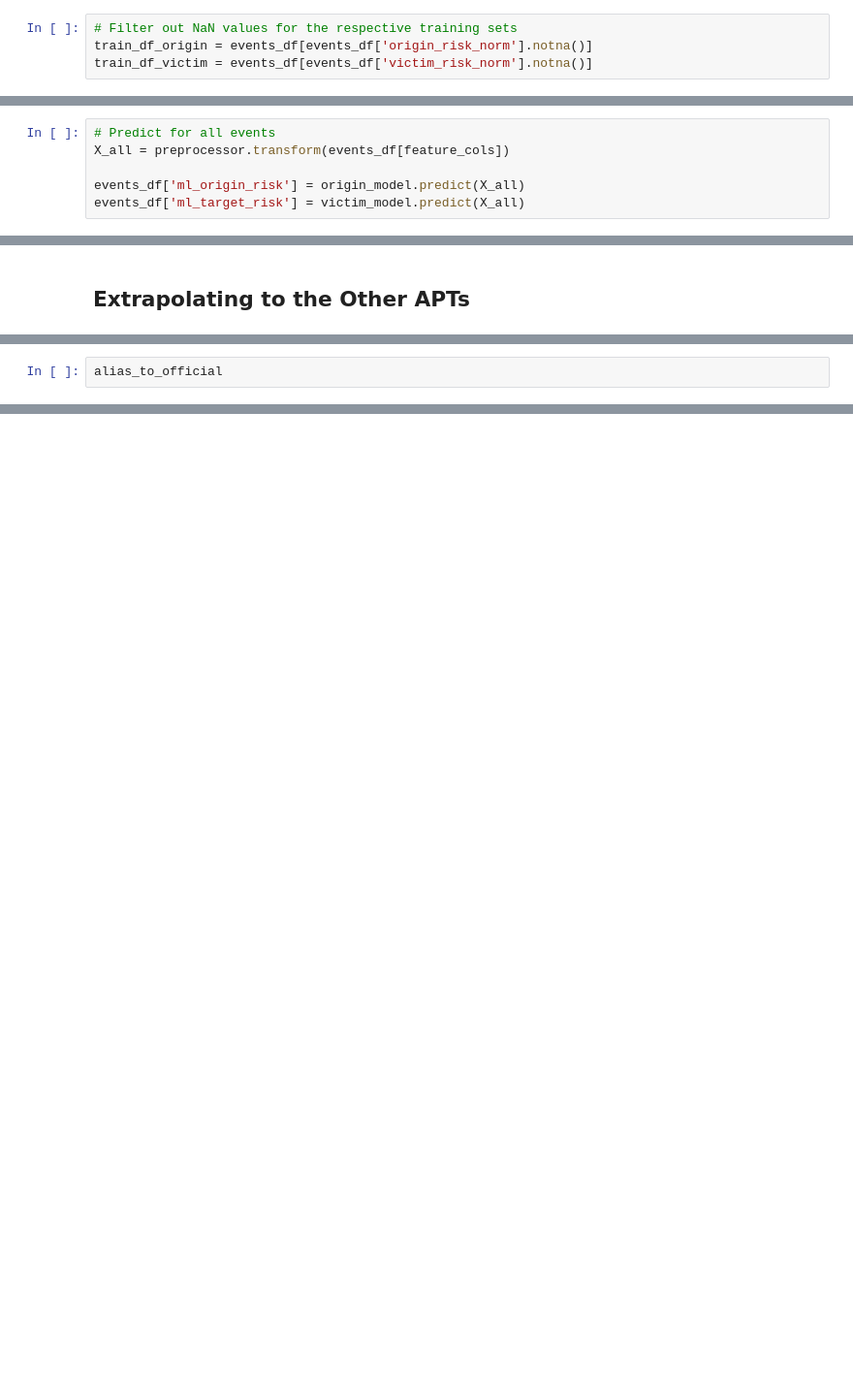
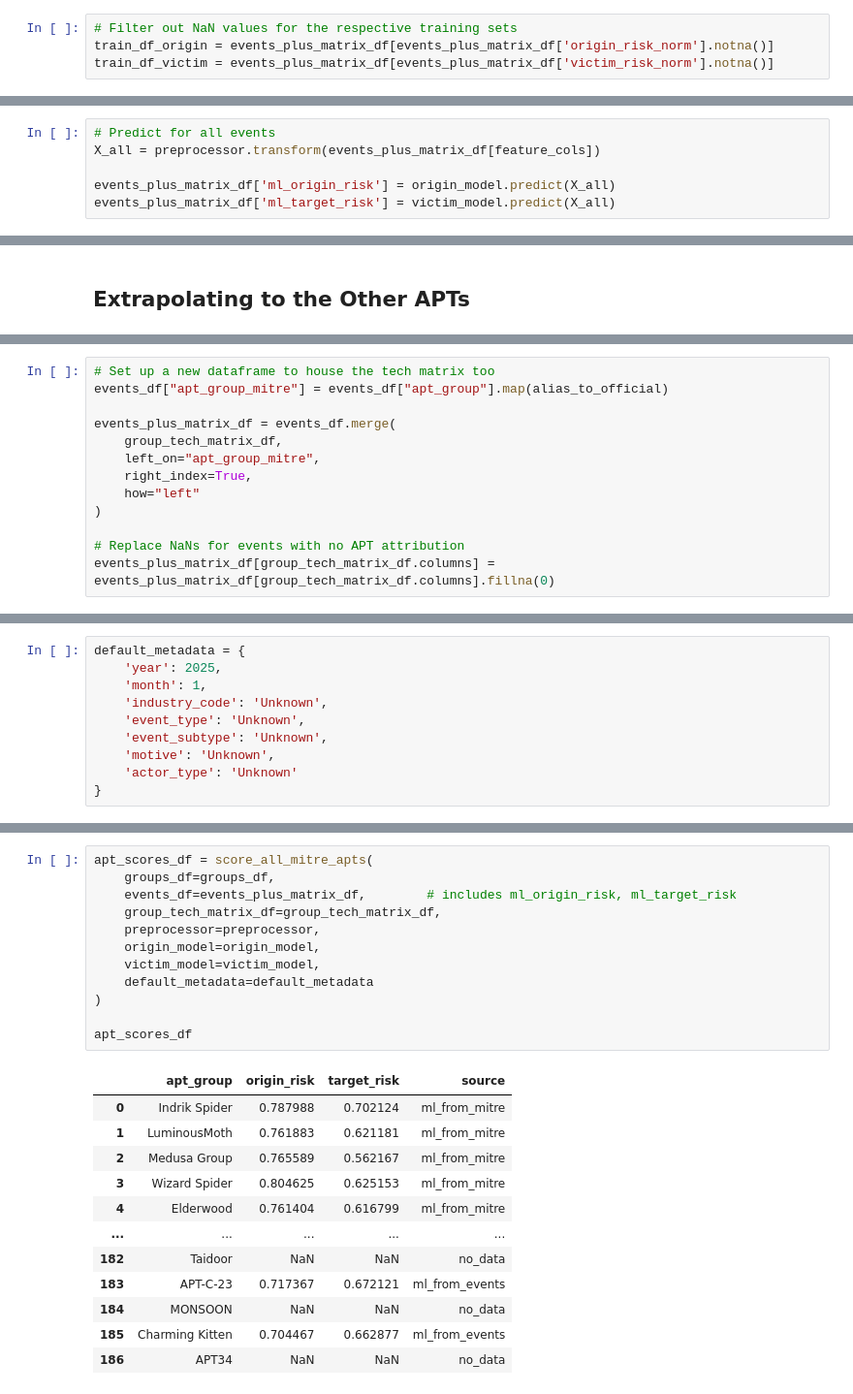
Before and after one commit to Math-UC/attack-stix-data, a Jupyter notebook: apt_project/techniques/technique_countries_ml.ipynb, the cells around one changed output, grey strips where cells are left out. Shown: that part at 97% size. Drawn from its saved outputs; the diff is of its cells as text; blank space fills up the shorter version.

```diff
--- a/apt_project/techniques/technique_countries_ml.ipynb
+++ b/apt_project/techniques/technique_countries_ml.ipynb
@@ -40,7 +55,7 @@ ColumnTransformer(transformers=[('cat', OneHotEncoder(handle_unknown='ignore'),
 # %%
 # Filter out NaN values for the respective training sets
-train_df_origin = events_df[events_df['origin_risk_norm'].notna()]
-train_df_victim = events_df[events_df['victim_risk_norm'].notna()]
+train_df_origin = events_plus_matrix_df[events_plus_matrix_df['origin_risk_norm'].notna()]
+train_df_victim = events_plus_matrix_df[events_plus_matrix_df['victim_risk_norm'].notna()]
 # %%
 # Target Variables (y)
 y_origin = train_df_origin['origin_risk_norm']
@@ -62,9 +77,9 @@ victim_model.fit(X_victim, y_victim)
 GradientBoostingRegressor()
 # %%
 # Predict for all events
-X_all = preprocessor.transform(events_df[feature_cols])
+X_all = preprocessor.transform(events_plus_matrix_df[feature_cols])
 
-events_df['ml_origin_risk'] = origin_model.predict(X_all)
-events_df['ml_target_risk'] = victim_model.predict(X_all)
+events_plus_matrix_df['ml_origin_risk'] = origin_model.predict(X_all)
+events_plus_matrix_df['ml_target_risk'] = victim_model.predict(X_all)
 # %%
 #events_df
@@ -117,2 +125,13 @@ print(group_techniques_df['group_name'].unique()[:50])
 # %%
-alias_to_official
+# Set up a new dataframe to house the tech matrix too
+events_df["apt_group_mitre"] = events_df["apt_group"].map(alias_to_official)
+
+events_plus_matrix_df = events_df.merge(
+    group_tech_matrix_df,
+    left_on="apt_group_mitre",
+    right_index=True,
+    how="left"
+)
+
+# Replace NaNs for events with no APT attribution
+events_plus_matrix_df[group_tech_matrix_df.columns] = events_plus_matrix_df[group_tech_matrix_df.columns].fillna(0)
@@ -136,0 +192,10 @@ alias_to_official
+# %%
+default_metadata = {
+    'year': 2025,
+    'month': 1,
+    'industry_code': 'Unknown',
+    'event_type': 'Unknown',
+    'event_subtype': 'Unknown',
+    'motive': 'Unknown',
+    'actor_type': 'Unknown'
+}
@@ -136,0 +306,25 @@ alias_to_official
+# %%
+apt_scores_df = score_all_mitre_apts(
+    groups_df=groups_df,
+    events_df=events_plus_matrix_df,        # includes ml_origin_risk, ml_target_risk
+    group_tech_matrix_df=group_tech_matrix_df,
+    preprocessor=preprocessor,
+    origin_model=origin_model,
+    victim_model=victim_model,
+    default_metadata=default_metadata
+)
+
+apt_scores_df
+# %% [output]
+|  | apt_group | origin_risk | target_risk | source |
+| 0 | Indrik Spider | 0.787988 | 0.702124 | ml_from_mitre |
+| 1 | LuminousMoth | 0.761883 | 0.621181 | ml_from_mitre |
+| 2 | Medusa Group | 0.765589 | 0.562167 | ml_from_mitre |
+| 3 | Wizard Spider | 0.804625 | 0.625153 | ml_from_mitre |
+| 4 | Elderwood | 0.761404 | 0.616799 | ml_from_mitre |
+| ... | ... | ... | ... | ... |
+| 182 | Taidoor | NaN | NaN | no_data |
+| 183 | APT-C-23 | 0.717367 | 0.672121 | ml_from_events |
+| 184 | MONSOON | NaN | NaN | no_data |
+| 185 | Charming Kitten | 0.704467 | 0.662877 | ml_from_events |
+| 186 | APT34 | NaN | NaN | no_data |
```
Also changed, not shown: parts of 17 cells of this notebook, 3 other files.
